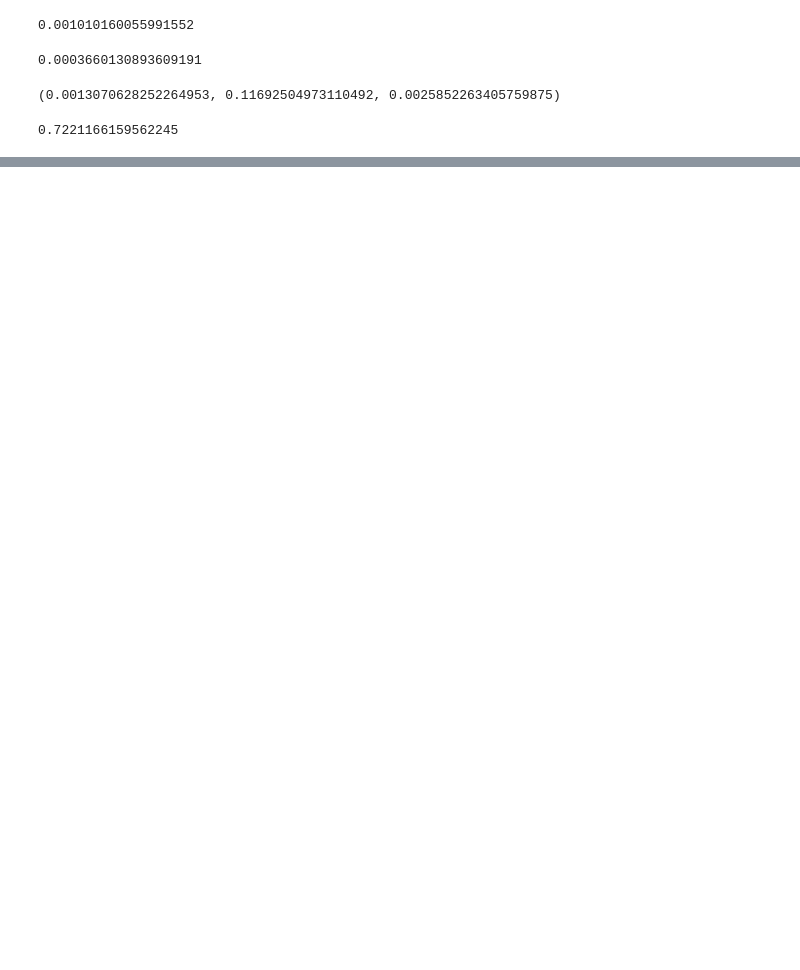
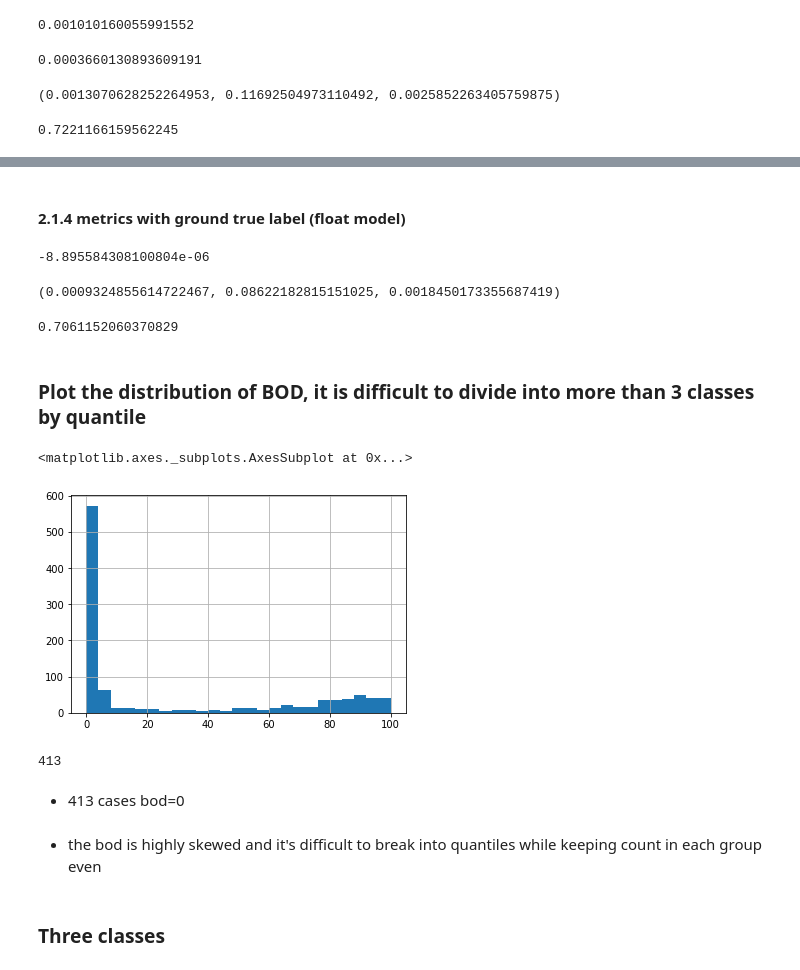
Before and after one commit to chembed/DeepChEmbed, a Jupyter notebook: deepchembed/notebook_scripts/bod_rdkit_explore.ipynb, the cells around one changed output, grey strips where cells are left out. Cells and saved outputs as stored; diff of their text form; code cells hidden in the pictures; blank space fills up the shorter version.

```diff
--- a/deepchembed/notebook_scripts/bod_rdkit_explore.ipynb
+++ b/deepchembed/notebook_scripts/bod_rdkit_explore.ipynb
@@ -273,0 +323,31 @@ resulted in almost identical performance as using only the floating numbers
+# %% [markdown]
+#### 2.1.4 metrics with ground true label (float model)
+# %%
+cluster_metric.adjusted_mutual_info_score(true_label, flt_labels)
+# %% [output]
+-8.895584308100804e-06
+# %%
+cluster_metric.homogeneity_completeness_v_measure(true_label, flt_labels)
+# %% [output]
+(0.0009324855614722467, 0.08622182815151025, 0.0018450173355687419)
+# %%
+cluster_metric.fowlkes_mallows_score(true_label, flt_labels)  ###???
+# %% [output]
+0.7061152060370829
+# %% [markdown]
+### Plot the distribution of BOD, it is difficult to divide into more than 3 classes by quantile
+# %%
+df['cleaned_bod'].hist(bins=25)
+# %% [output]
+<matplotlib.axes._subplots.AxesSubplot at 0x...>
+[figure, added]
+# %%
+sum(df['cleaned_bod'] ==0)
+# %% [output]
+413
+# %% [markdown]
+* 413 cases bod=0
+# %% [markdown]
+* the bod is highly skewed and it's difficult to break into quantiles while keeping count in each group even
+# %% [markdown]
+### Three classes
```
Also changed, not shown: parts of 59 cells of this notebook, 2 other files.
